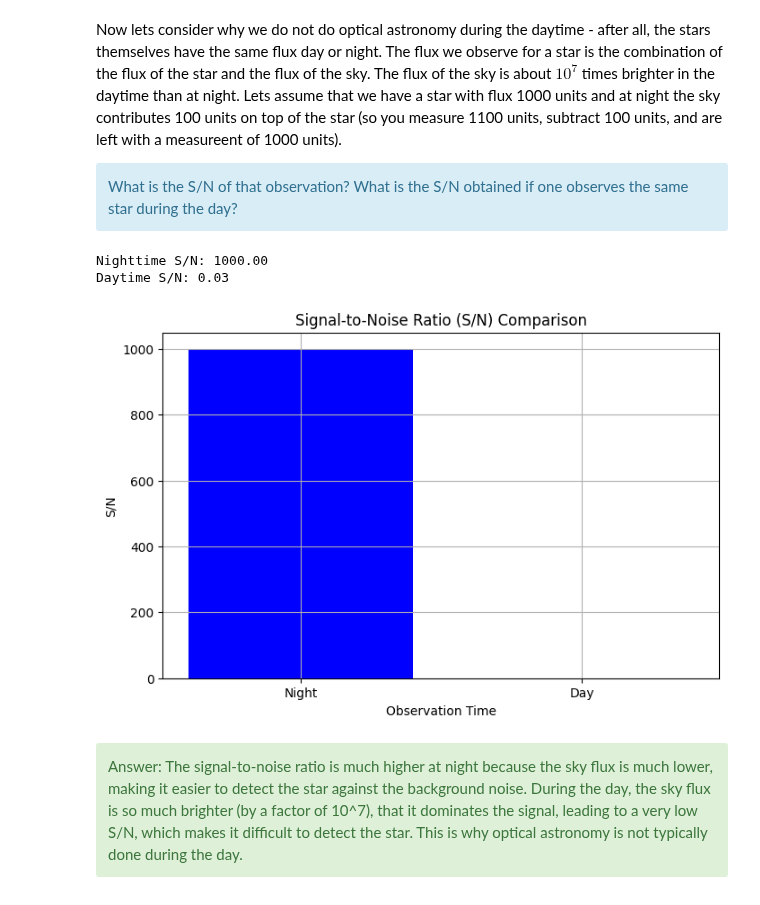
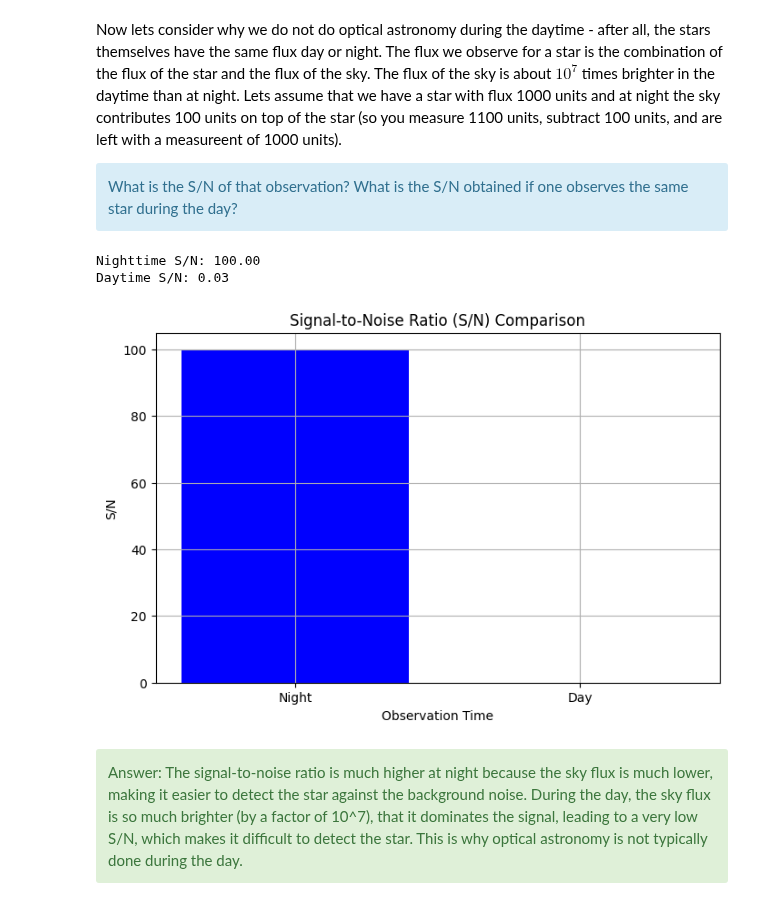
Before and after one commit to ASamaco/ASTR302, a Jupyter notebook: workbooks/ASTR302Lab2.ipynb, the cells around one changed output. Saved outputs shown, nothing was run; the diff lists cells and outputs as text; code cells hidden in the pictures.

```diff
--- a/workbooks/ASTR302Lab2.ipynb
+++ b/workbooks/ASTR302Lab2.ipynb
@@ -314,40 +314,40 @@ sigma_sky_night = np.sqrt(sky_flux_night)  # noise from sky flux
 sigma_total_night = np.sqrt(sigma_star_night**2 + sigma_sky_night**2)  # total noise at night
 
 # S/N at night
-SNR_night = star_flux #/ sigma_total_night
+SNR_night = star_flux / sigma_sky_night #sigma_total_night?
 
 # Calculate S/N during the day
 # Noise during the day is the sum of variances from star and sky
 sigma_star_day = np.sqrt(star_flux)  # noise from star flux
 sigma_sky_day = np.sqrt(sky_flux_day)  # noise from sky flux
 sigma_total_day = np.sqrt(sigma_star_day**2 + sigma_sky_day**2)  # total noise during the day
 
 # S/N during the day
 SNR_day = star_flux / sigma_total_day
 
 # Print results
 print(f"Nighttime S/N: {SNR_night:.2f}")
 print(f"Daytime S/N: {SNR_day:.2f}")
 
 # Optionally, if you'd like to visualize the S/N for both cases, here's a plot:
 import matplotlib.pyplot as plt
 
 # Data for plotting
 times_of_day = ['Night', 'Day']
 SNR_values = [SNR_night, SNR_day]
 
 # Plot
 plt.figure(figsize=(8, 5))
 plt.bar(times_of_day, SNR_values, color=['blue', 'red'])
 plt.title("Signal-to-Noise Ratio (S/N) Comparison")
 plt.ylabel("S/N")
 plt.xlabel("Observation Time")
 plt.grid(True)
 plt.show()
 # %% [output]
-Nighttime S/N: 1000.00
+Nighttime S/N: 100.00
 Daytime S/N: 0.03
-[figure, old version]
+[figure, new version]
 # %% [markdown]
 <div class="alert alert-block alert-success">
 Answer: The signal-to-noise ratio is much higher at night because the sky flux is much lower, making it easier to detect the star against the background noise. During the day, the sky flux is so much brighter (by a factor of 10^7), that it dominates the signal, leading to a very low S/N, which makes it difficult to detect the star. This is why optical astronomy is not typically done during the day.
```
